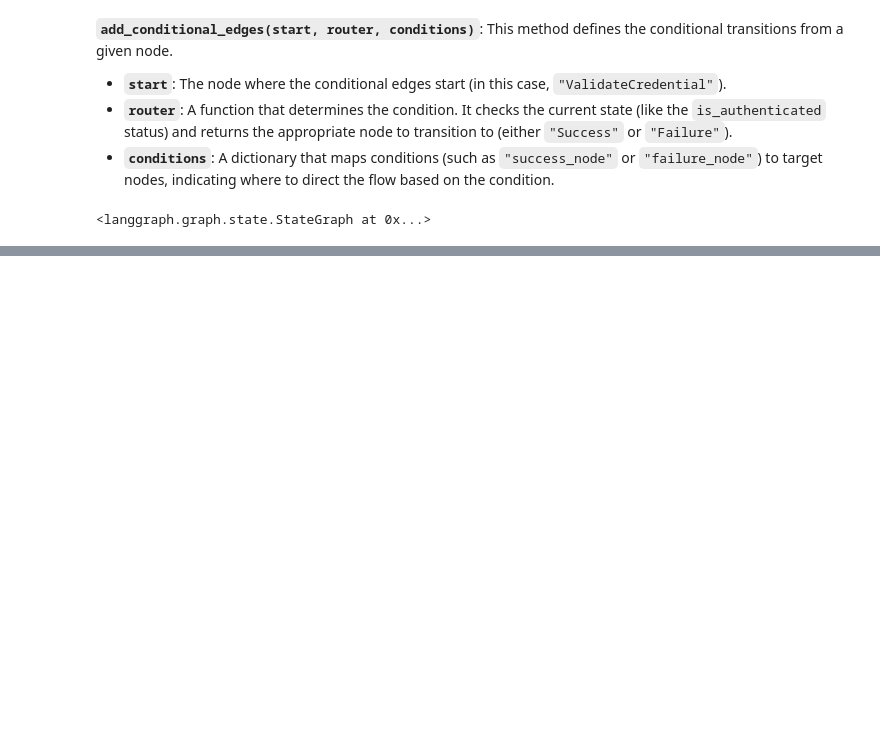
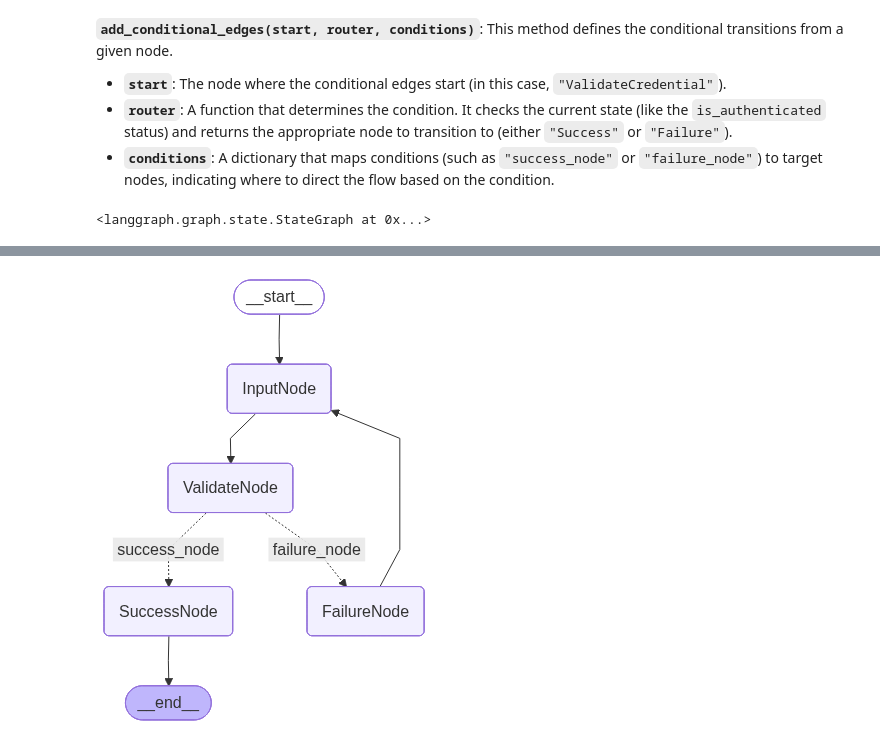
Before and after one commit to VishSeran/langgraph-explore, a Jupyter notebook: notebooks/langgraph_explore.ipynb, the cells around one changed output, grey strips where cells are left out. Saved outputs shown, nothing was run; the diff lists cells and outputs as text; code cells hidden in the pictures; blank space fills up the shorter version.

Commit message:
langgraph-workflow app updated

```diff
--- a/notebooks/langgraph_explore.ipynb
+++ b/notebooks/langgraph_explore.ipynb
@@ -360,0 +372,2 @@ workflow.add_conditional_edges("ValidateNode", router, {
+# %%
+workflow.set_entry_point("InputNode")
@@ -360,0 +388,6 @@ workflow.add_conditional_edges("ValidateNode", router, {
+# %%
+app = workflow.compile()
+# %%
+app
+# %% [output]
+[figure, added]
```
Also changed, not shown: parts of 5 cells of this notebook.
